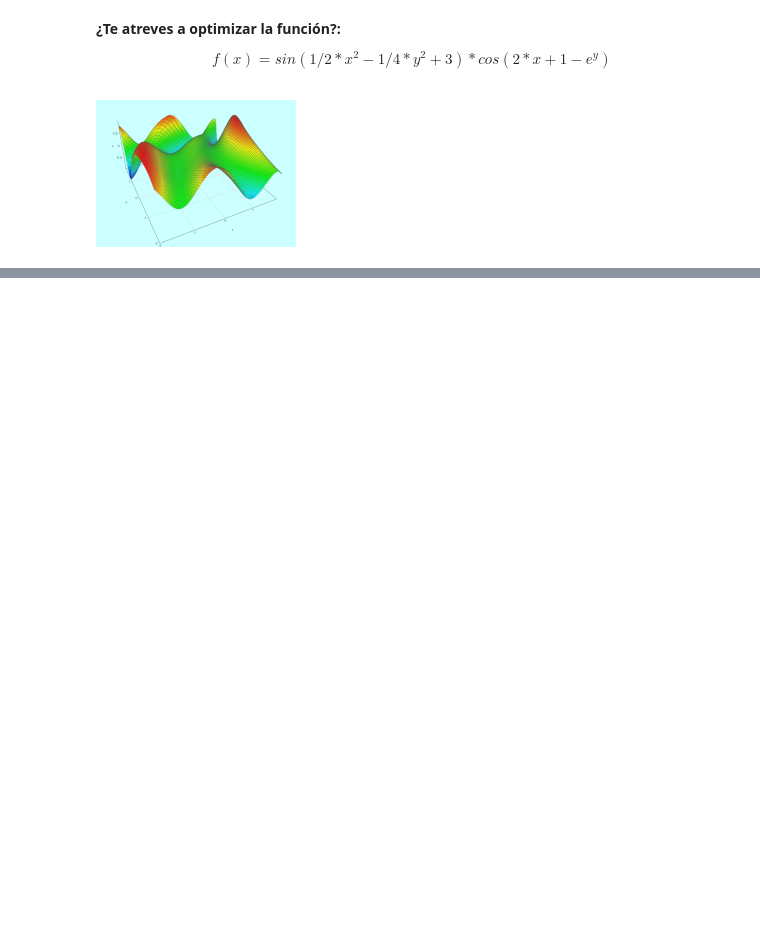
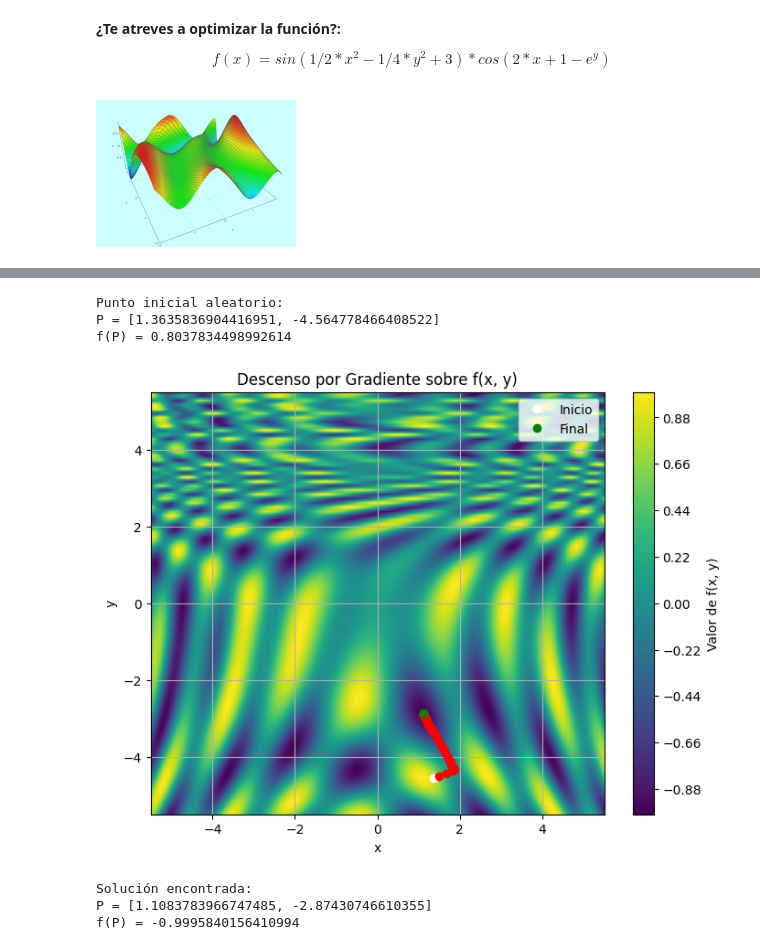
Before and after one commit to scarabinoalbano/03MIAR_04_A_2025-26_Algoritmos-de-Optimizacion, a Jupyter notebook: Albano_Scarabino_AG2.ipynb, the cells around one changed output, grey strips where cells are left out. Drawn from its saved outputs; the diff is of its cells as text; code cells hidden in the pictures; blank space fills up the shorter version.

Commit message:
Descenso del gradiente con solución adicional y tasa adaptativa

```diff
--- a/Albano_Scarabino_AG2.ipynb
+++ b/Albano_Scarabino_AG2.ipynb
@@ -578,0 +671,56 @@ Alguna otra solucion interesante
+# %%
+# Configuración del mapa de niveles
+resolucion = 100
+rango=5.5
+X=np.linspace(-rango,rango,resolucion)
+Y=np.linspace(-rango,rango,resolucion)
+Z=np.zeros((resolucion,resolucion))
+
+# Evaluar la función en cada punto de la grilla
+for ix,x in enumerate(X):
+  for iy,y in enumerate(Y):
+    Z[iy,ix] = f([x,y])
+
+# Dibujar el mapa de niveles
+plt.figure(figsize=(8, 6))
+plt.contourf(X_vals, Y_vals, Z, levels=resolucion, cmap='viridis')
+plt.colorbar(label="Valor de f(x, y)")
+
+# Punto inicial aleatorio
+P=[random.uniform(-5,5  ),random.uniform(-5,5 ) ]
+plt.plot(P[0], P[1], "o", c="white", label="Inicio")
+print("Punto inicial aleatorio:")
+print("P =", P)
+print("f(P) =", f(P))
+
+#Tasa de aprendizaje. Fija. Sería más efectivo reducirlo a medida que nos acercamos.
+TA=.1
+
+# Descenso por gradiente
+for _ in range(50):
+  grad = df(P)
+  #print(P,grad)
+  P[0],P[1] = P[0] - TA*grad[0] , P[1] - TA*grad[1]
+  plt.plot(P[0],P[1],"o",c="red")
+
+# Punto final
+plt.plot(P[0], P[1], "o", c="green", label="Final")
+plt.legend()
+plt.title("Descenso por Gradiente sobre f(x, y)")
+plt.xlabel("x")
+plt.ylabel("y")
+plt.grid(True)
+plt.show()
+
+# Mostrar resultado final
+print("Solución encontrada:")
+print("P =", P)
+print("f(P) =", f(P))
+# %% [output]
+Punto inicial aleatorio:
+P = [1.3635836904416951, -4.564778466408522]
+f(P) = 0.8037834498992614
+[figure, added]
+Solución encontrada:
+P = [1.1083783966747485, -2.87430746610355]
+f(P) = -0.9995840156410994
```
Also changed, not shown: parts of 6 cells of this notebook.
